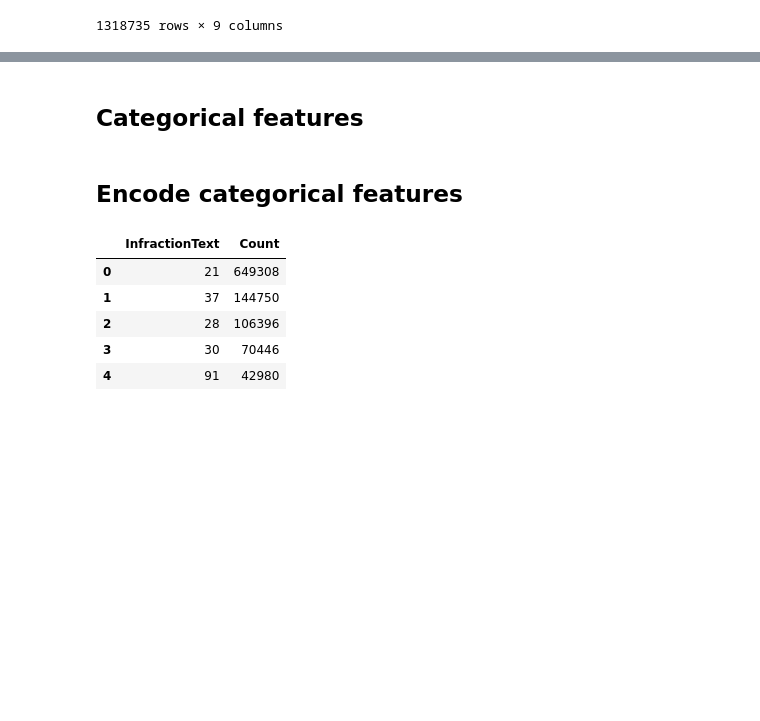
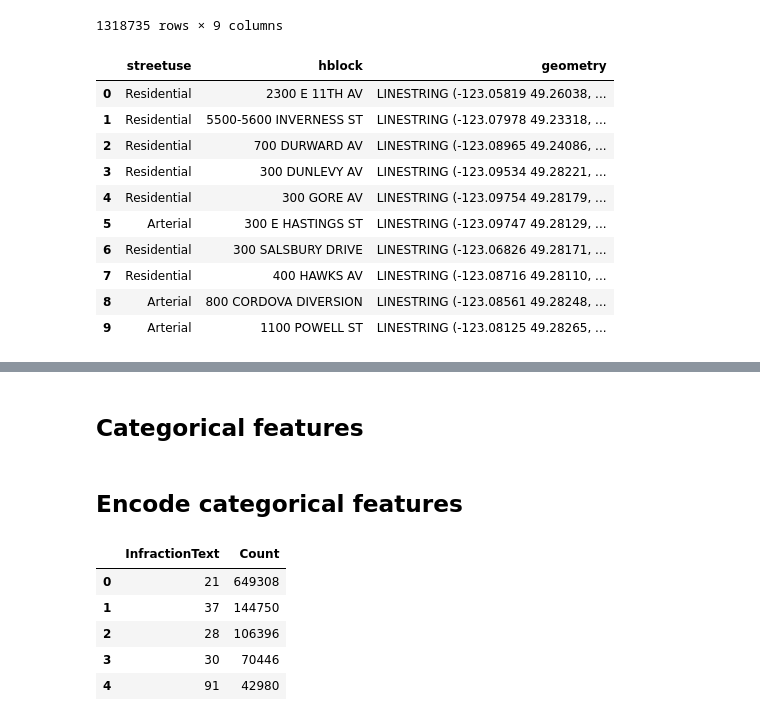
Before and after one commit to anafsa/ChildrenOfJupyter, a Jupyter notebook: Stage-2/Irregular Parking/Prediction of number of infractions using 1D CNNs.ipynb, the cells around one changed output, grey strips where cells are left out. Cells and saved outputs as stored; diff of their text form; code cells hidden in the pictures; blank space fills up the shorter version.

```diff
--- a/Stage-2/Irregular Parking/Prediction of number of infractions using 1D CNNs.ipynb
+++ b/Stage-2/Irregular Parking/Prediction of number of infractions using 1D CNNs.ipynb
@@ -33,3 +34,18 @@ df
 | 1318733 | 1300 | Robson St. | 2017-04-22 | 2952 | 5(4)(a)(ii) | IS | PARK IN A METERED SPACE IF THE PA... | 2017 | 1300 ROBSON ST |
 | 1318734 | 1700 | Davie St. | 2017-04-22 | 2952 | 5(4)(a)(ii) | IS | PARK IN A METERED SPACE IF THE PA... | 2017 | 1700 DAVIE ST |
 1318735 rows × 9 columns
+# %%
+streets_df = gpd.read_file('public-streets.geojson')
+streets_df.head(10)
+# %% [output]
+|  | streetuse | hblock | geometry |
+| 0 | Residential | 2300 E 11TH AV | LINESTRING (-123.05819 49.26038, ... |
+| 1 | Residential | 5500-5600 INVERNESS ST | LINESTRING (-123.07978 49.23318, ... |
+| 2 | Residential | 700 DURWARD AV | LINESTRING (-123.08965 49.24086, ... |
+| 3 | Residential | 300 DUNLEVY AV | LINESTRING (-123.09534 49.28221, ... |
+| 4 | Residential | 300 GORE AV | LINESTRING (-123.09754 49.28179, ... |
+| 5 | Arterial | 300 E HASTINGS ST | LINESTRING (-123.09747 49.28129, ... |
+| 6 | Residential | 300 SALSBURY DRIVE | LINESTRING (-123.06826 49.28171, ... |
+| 7 | Residential | 400 HAWKS AV | LINESTRING (-123.08716 49.28110, ... |
+| 8 | Arterial | 800 CORDOVA DIVERSION | LINESTRING (-123.08561 49.28248, ... |
+| 9 | Arterial | 1100 POWELL ST | LINESTRING (-123.08125 49.28265, ... |
```
Also changed, not shown: parts of 10 cells of this notebook, 1 other file.
